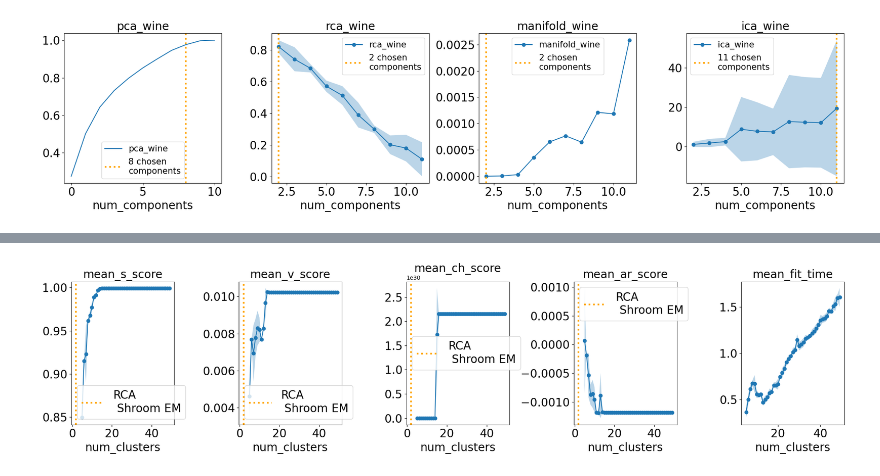
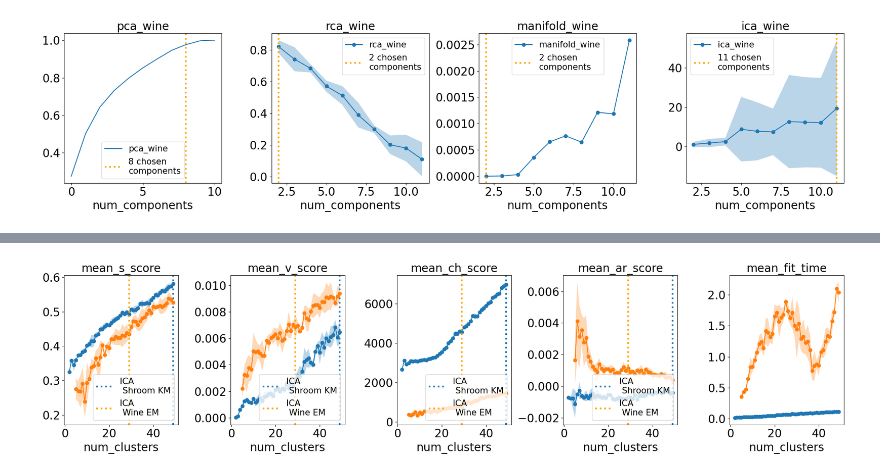
Before and after one commit to lboadi2/machine_learning, a Jupyter notebook: 3_unsupervised_learning/visuals.ipynb, the cells around one changed output, grey strips where cells are left out. Saved outputs shown, nothing was run; the diff lists cells and outputs as text; code cells hidden in the pictures.

Commit message:
fiixed clustering on DRed datasets

```diff
--- a/3_unsupervised_learning/visuals.ipynb
+++ b/3_unsupervised_learning/visuals.ipynb
@@ -245,6 +248,15 @@ df_em_man_wine= pd.read_csv(join(DATA_FOLDER,'df_km_man_wine.csv'))
 df_em_score_man_wine= pd.read_csv(join(DATA_FOLDER,'df_em_score_man_wine.csv'))
 s_em_cluster_man_wine= pd.read_csv(join(DATA_FOLDER,'s_em_cluster_man_wine.csv'))
 x_em_man_wine= pd.read_csv(join(DATA_FOLDER,'x_em_man_wine.csv'))
+
+df_km_ica_wine= pd.read_csv(join(DATA_FOLDER,'df_km_ica_wine.csv'))
+s_km_ica_cluster_wine= pd.read_csv(join(DATA_FOLDER,'s_km_ica_cluster_wine.csv'))
+x_km_ica_wine= pd.read_csv(join(DATA_FOLDER,'df_km_ica_wine.csv'))
+
+df_em_ica_wine= pd.read_csv(join(DATA_FOLDER,'df_km_ica_wine.csv'))
+df_em_score_ica_wine= pd.read_csv(join(DATA_FOLDER,'df_em_score_ica_wine.csv'))
+s_em_cluster_ica_wine= pd.read_csv(join(DATA_FOLDER,'s_em_cluster_ica_wine.csv'))
+x_em_ica_wine= pd.read_csv(join(DATA_FOLDER,'x_em_ica_wine.csv'))
 # %%
 ## read in clustering on dimension reduced wine set
 df_km_pca_shroom= pd.read_csv(join(DATA_FOLDER,'df_km_pca_shroom.csv'))
@@ -273,3 +285,12 @@ df_em_man_shroom= pd.read_csv(join(DATA_FOLDER,'df_km_man_shroom.csv'))
 df_em_score_man_shroom= pd.read_csv(join(DATA_FOLDER,'df_em_score_man_shroom.csv'))
 s_em_cluster_man_shroom= pd.read_csv(join(DATA_FOLDER,'s_em_cluster_man_shroom.csv'))
 x_em_man_shroom= pd.read_csv(join(DATA_FOLDER,'x_em_man_shroom.csv'))
+
+df_km_ica_shroom= pd.read_csv(join(DATA_FOLDER,'df_km_man_shroom.csv'))
+s_km_ica_cluster_shroom= pd.read_csv(join(DATA_FOLDER,'s_km_man_cluster_shroom.csv'))
+x_km_ica_shroom= pd.read_csv(join(DATA_FOLDER,'df_km_man_shroom.csv'))
+
+df_em_ica_shroom= pd.read_csv(join(DATA_FOLDER,'df_km_man_shroom.csv'))
+df_em_score_ica_shroom= pd.read_csv(join(DATA_FOLDER,'df_em_score_man_shroom.csv'))
+s_em_cluster_ica_shroom= pd.read_csv(join(DATA_FOLDER,'s_em_cluster_man_shroom.csv'))
+x_em_ica_shroom= pd.read_csv(join(DATA_FOLDER,'x_em_man_shroom.csv'))
@@ -599,7 +595,7 @@ for name in score_lst:
                          y_std=y_std, axs=axs[count], name=col_name,
                          label='PCA\n Wine KM',
                          selected_components=s_km_pca_cluster_wine.iloc[0,-1])
-    axs[count].axvline(x=s_km_pca_cluster_wine.iloc[0,-1], color='blue',
+    axs[count].axvline(x=s_km_pca_cluster_wine.iloc[0,-1], color='C0',
                     linestyle=':', label='PCA\n Wine KM', lw=3)
 
     # EM plot
@@ -669,35 +782,54 @@ plt.show()
 # %%
 ## clustering results pca
 fig, axs = plt.subplots(nrows=1,ncols=5, figsize=(20,5))
 axs = axs.flatten()
 score_lst = ['s', 'v', 'ch', 'ar']
-x_data = df_em_score_rca_shroom['num_clusters']
+x_data = df_km_ica_shroom['num_clusters']
 count = 0
 for name in score_lst:
     col_name = f'mean_{name}_score'
     std_name = f'std_{name}_score'
 
-    # EM plot
-    y_mean = df_em_score_rca_shroom[col_name]
-    y_std = df_em_score_rca_shroom[std_name]
+    # kmeans plot
+    x_data = df_km_ica_shroom['num_clusters']
+    y_mean = df_km_ica_shroom[col_name]
+    y_std = df_km_ica_shroom[std_name]
     plot_dr_clust_curve(x_data=x_data, y_mean=y_mean,
                          y_std=y_std, axs=axs[count], name=col_name,
-                         label='RCA\n Shroom EM',
-                         selected_components=s_em_cluster_rca_shroom.iloc[0,-1])
-    axs[count].axvline(x=s_em_cluster_rca_shroom.iloc[0,-1], color='orange',
-                linestyle=':', label='RCA\n Shroom EM', lw=3)
+                         label='ICA\n Shroom KM',
+                         selected_components=s_km_ica_cluster_shroom.iloc[0,-1])
+    axs[count].axvline(x=s_km_ica_cluster_shroom.iloc[0,-1], color='C0',
+                    linestyle=':', label='ICA\n Shroom KM', lw=3)
 
-    axs[count].legend(fontsize=20)
+    # EM plot
+    x_data = df_em_score_ica_shroom['num_clusters']
+    y_mean = df_em_score_ica_shroom[col_name]
+    y_std = df_em_score_ica_shroom[std_name]
+    plot_dr_clust_curve(x_data=x_data, y_mean=y_mean,
+                         y_std=y_std, axs=axs[count], name=col_name,
+                         label='ICA\n Wine EM',
+                         selected_components=s_em_cluster_ica_shroom.iloc[0,-1])
+    axs[count].axvline(x=s_em_cluster_ica_shroom.iloc[0,-1], color='orange',
+                linestyle=':', label='ICA\n Wine EM', lw=3)
+
+    axs[count].legend(fontsize=15,loc='lower right')
     # increment index counter for axes array
     count=count+1
 
+# plot fit time for km
+x_data = x_data = df_km_ica_shroom['num_clusters']
+y_mean = df_km_ica_shroom['mean_fit_time']
+y_std = df_km_ica_shroom['std_fit_time']
+plot_curve(x_data=x_data, y_mean=y_mean, y_std=y_std, axs=axs[-1], name='mean_fit_time')
+
 # plot fit time for em
-y_mean = df_em_score_rca_shroom['mean_fit_time']
-y_std = df_em_score_rca_shroom['std_fit_time']
+x_data = df_em_score_ica_shroom['num_clusters']
+y_mean = df_em_score_ica_shroom['mean_fit_time']
+y_std = df_em_score_ica_shroom['std_fit_time']
 plot_curve(x_data=x_data, y_mean=y_mean, y_std=y_std, axs=axs[-1], name='mean_fit_time')
 
 # tighten layer for figure clarity
 plt.tight_layout()
 plt.show()
 # %% [output]
-[figure, old version]
+[figure, new version]
```
Also changed, not shown: parts of 24 cells of this notebook, 23 other files.
